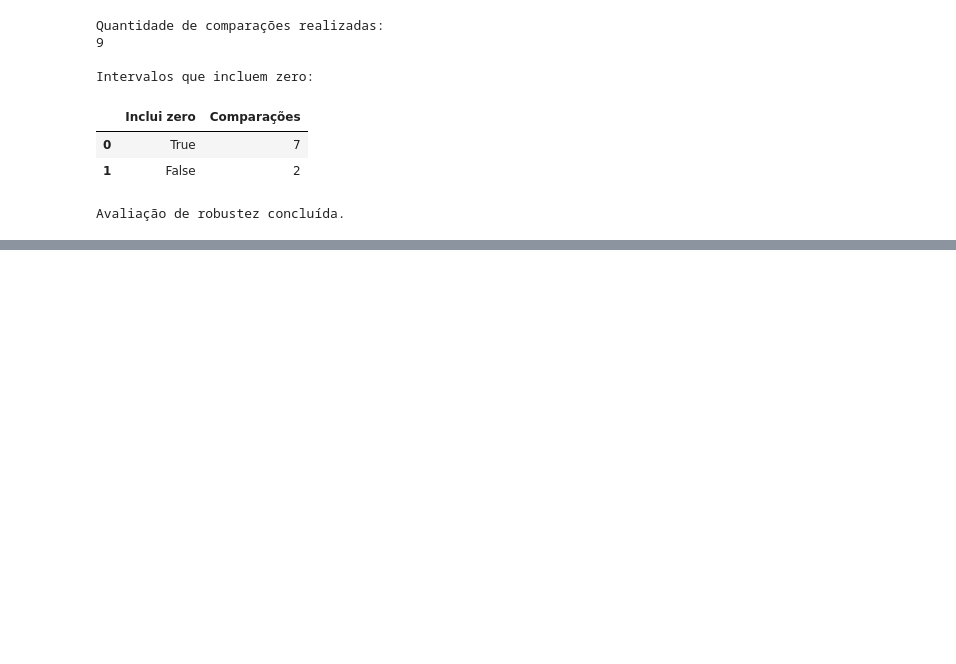
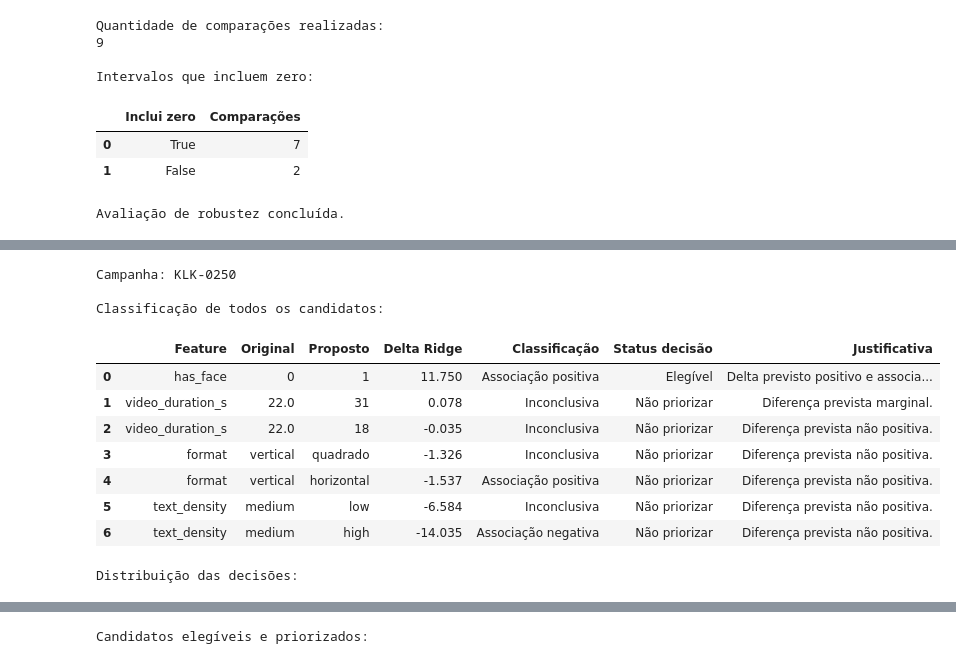
Before and after one commit to joaobaungartner/klike-data-science-challenge, a Jupyter notebook: parte-3.ipynb, the cells around one changed output, grey strips where cells are left out. Saved outputs shown, nothing was run; the diff lists cells and outputs as text; code cells hidden in the pictures; blank space fills up the shorter version.

```diff
--- a/parte-3.ipynb
+++ b/parte-3.ipynb
@@ -2150,0 +2557,79 @@ Avaliação de robustez concluída.
+# %%
+
+avaliacao_candidatos, candidatos_priorizados = (
+    priorizar_candidatos(
+        resumo_robustez=resumo_robustez,
+        detalhes_robustez=detalhes_robustez,
+        delta_minimo=1.0,
+        max_recomendacoes=3
+    )
+)
+
+print("Campanha:", campanha_exemplo["campaign_id"])
+
+print("\nClassificação de todos os candidatos:")
+display(
+    avaliacao_candidatos[
+        [
+            "Feature",
+            "Original",
+            "Proposto",
+            "Delta Ridge",
+            "Classificação",
+            "Status decisão",
+            "Justificativa"
+        ]
+    ].round(3)
+)
+
+print("\nDistribuição das decisões:")
+display(
+    avaliacao_candidatos["Status decisão"]
+    .value_counts()
+    .rename_axis("Decisão")
+    .reset_index(name="Quantidade")
+)
+
+print("\nCandidatos elegíveis e priorizados:")
+display(
+    candidatos_priorizados[
+        [
+            "Prioridade",
+            "Feature",
+            "Original",
+            "Proposto",
+            "Delta Ridge",
+            "Contexto",
+            "Classificação"
+        ]
+    ].round(3)
+)
+
+# Verificações
+assert len(candidatos_priorizados) <= 3
+
+assert candidatos_priorizados["Feature"].is_unique
+
+assert (
+    candidatos_priorizados["Delta Ridge"] >= 1.0
+).all()
+
+assert (
+    candidatos_priorizados["Classificação"]
+    == "Associação positiva"
+).all()
+
+print("\nPriorização executada com sucesso.")
+# %% [output]
+Campanha: KLK-0250
+
+Classificação de todos os candidatos:
+|  | Feature | Original | Proposto | Delta Ridge | Classificação | Status decisão | Justificativa |
+| 0 | has_face | 0 | 1 | 11.750 | Associação positiva | Elegível | Delta previsto positivo e associa... |
+| 1 | video_duration_s | 22.0 | 31 | 0.078 | Inconclusiva | Não priorizar | Diferença prevista marginal. |
+| 2 | video_duration_s | 22.0 | 18 | -0.035 | Inconclusiva | Não priorizar | Diferença prevista não positiva. |
+| 3 | format | vertical | quadrado | -1.326 | Inconclusiva | Não priorizar | Diferença prevista não positiva. |
+| 4 | format | vertical | horizontal | -1.537 | Associação positiva | Não priorizar | Diferença prevista não positiva. |
+| 5 | text_density | medium | low | -6.584 | Inconclusiva | Não priorizar | Diferença prevista não positiva. |
+| 6 | text_density | medium | high | -14.035 | Associação negativa | Não priorizar | Diferença prevista não positiva. |
+Distribuição das decisões:
@@ -2150,0 +2639 @@ Avaliação de robustez concluída.
+Candidatos elegíveis e priorizados:
```
Also changed, not shown: parts of 6 cells of this notebook.
